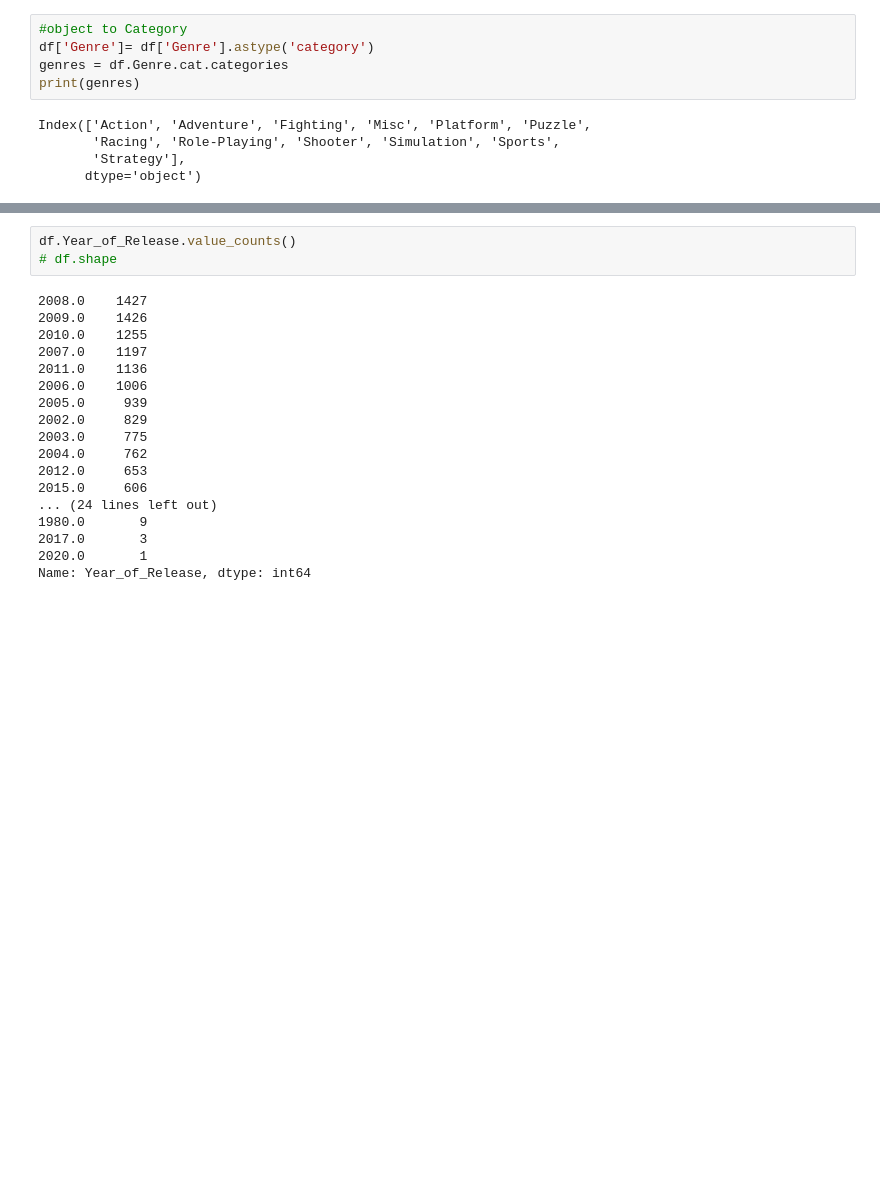
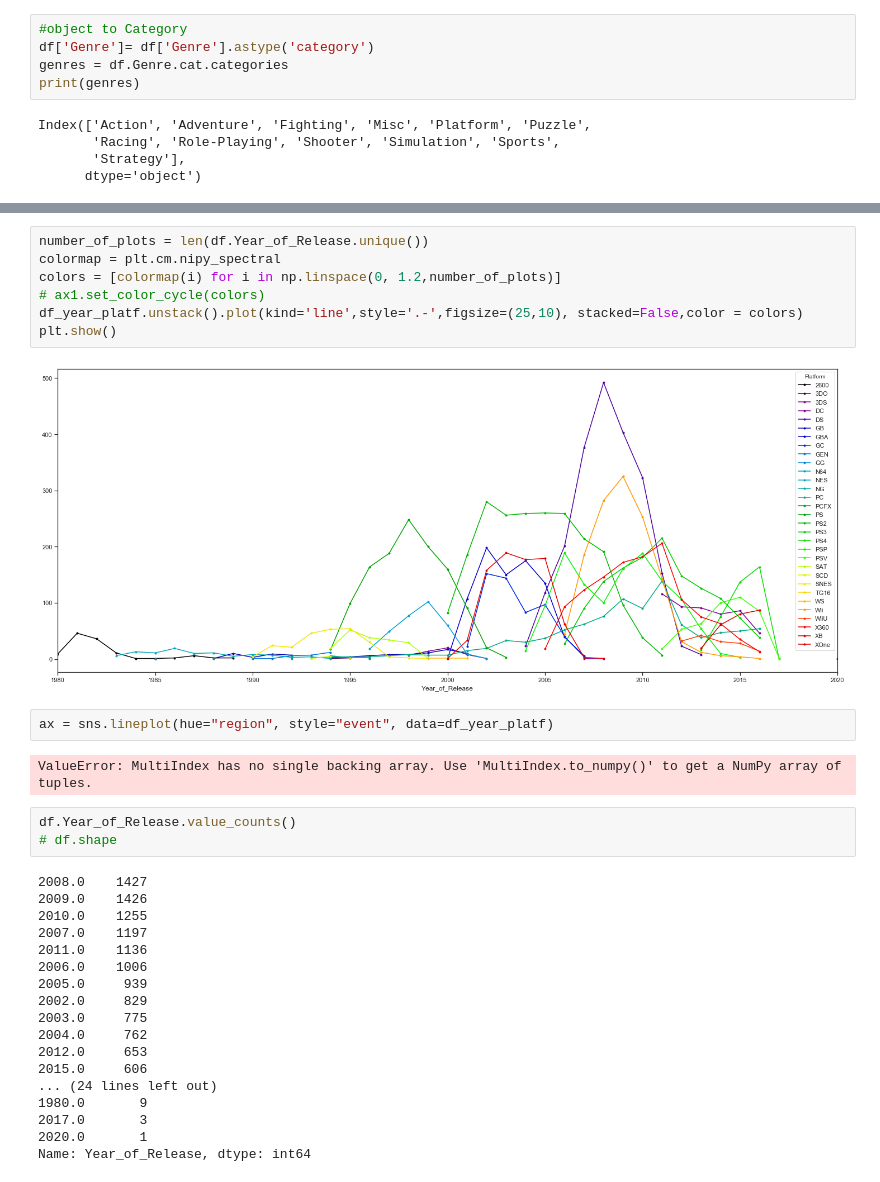
Before and after one commit to Noixas/DataMadness-2020-Video-Games-Sales-2019, a Jupyter notebook: datamadness_cleaned.ipynb, the cells around one changed output, grey strips where cells are left out. Cells and saved outputs as stored; diff of their text form; blank space fills up the shorter version.

```diff
--- a/datamadness_cleaned.ipynb
+++ b/datamadness_cleaned.ipynb
@@ -165,3 +160,16 @@ ValueError: No axis named Platform for object type <class 'type'>
+# %%
+number_of_plots = len(df.Year_of_Release.unique())
+colormap = plt.cm.nipy_spectral
+colors = [colormap(i) for i in np.linspace(0, 1.2,number_of_plots)]
+# ax1.set_color_cycle(colors)
+df_year_platf.unstack().plot(kind='line',style='.-',figsize=(25,10), stacked=False,color = colors)
+plt.show()
+# %% [output]
+[figure, added]
+# %%
+ax = sns.lineplot(hue="region", style="event", data=df_year_platf)
+# %% [output]
+ValueError: MultiIndex has no single backing array. Use 'MultiIndex.to_numpy()' to get a NumPy array of tuples.
 # %%
 df.Year_of_Release.value_counts()
 # df.shape
```
Also changed, not shown: parts of 12 cells of this notebook.
